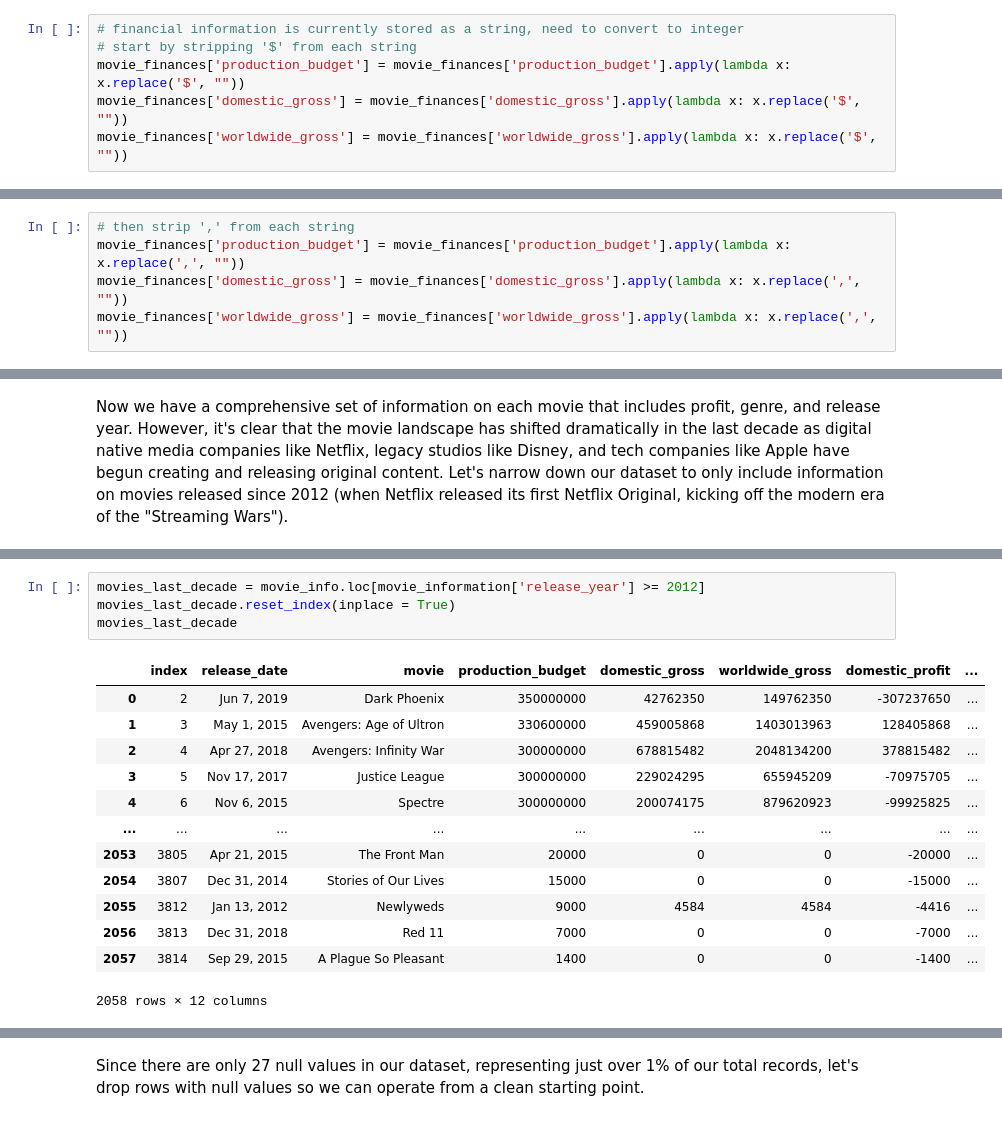
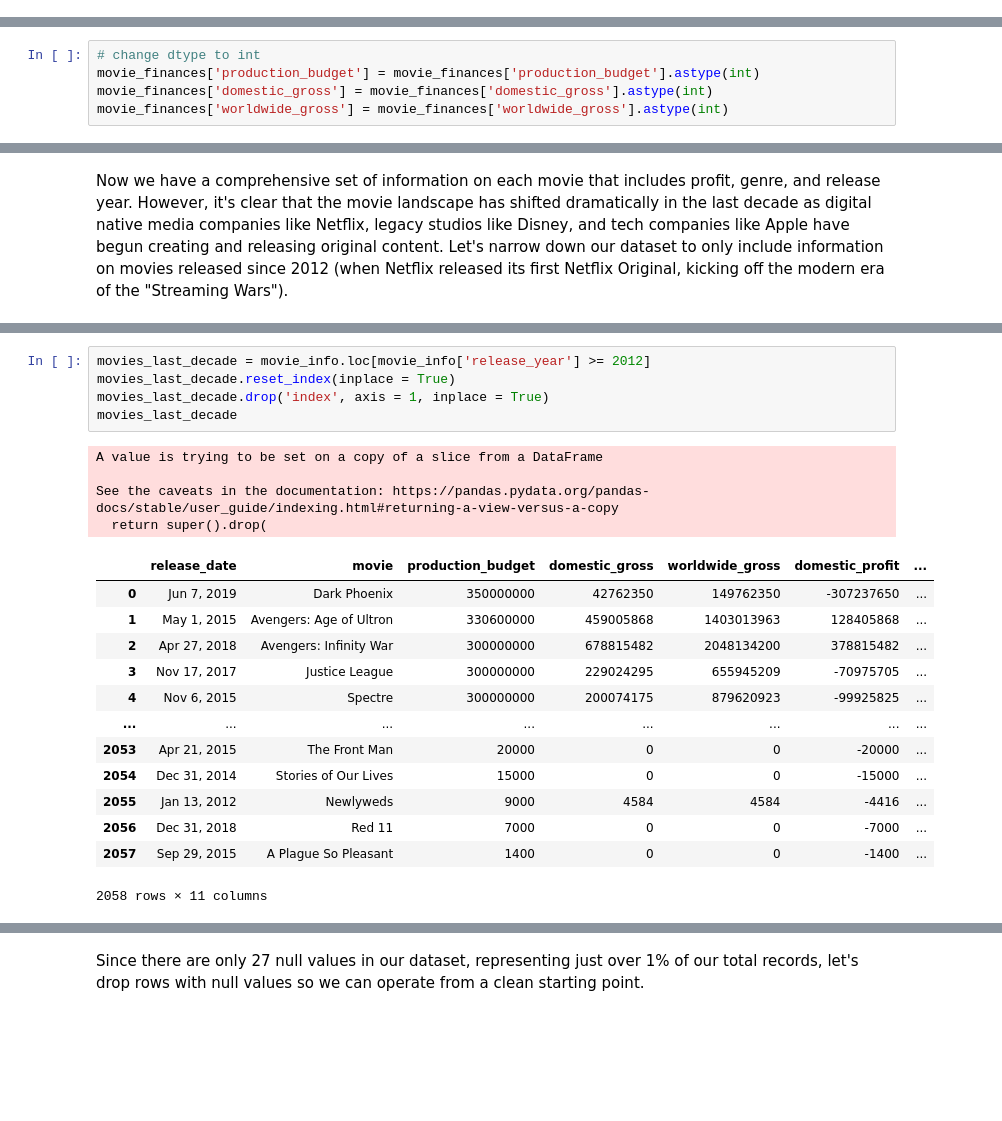
Before and after one commit to emgerber88/Microsoft-Movie-Recommendations, a Jupyter notebook: Phase_1_Project_Scratch_Work.ipynb, the cells around one changed output, grey strips where cells are left out. Drawn from its saved outputs; the diff is of its cells as text; blank space fills up the shorter version.

```diff
--- a/Phase_1_Project_Scratch_Work.ipynb
+++ b/Phase_1_Project_Scratch_Work.ipynb
@@ -38,9 +58,3 @@ worldwide_gross      object
 dtype: object
 # %% [markdown]
 Right now, our financial data is stored as objects, which means we won't be able to perform mathematical operations on them. We'll need to fix that in order to proceed.
-# %%
-# financial information is currently stored as a string, need to convert to integer
-# start by stripping '$' from each string
-movie_finances['production_budget'] = movie_finances['production_budget'].apply(lambda x: x.replace('$', ""))
-movie_finances['domestic_gross'] = movie_finances['domestic_gross'].apply(lambda x: x.replace('$', ""))
-movie_finances['worldwide_gross'] = movie_finances['worldwide_gross'].apply(lambda x: x.replace('$', ""))
@@ -47,5 +90,5 @@ movie_finances['worldwide_gross'] = movie_finances['worldwide_gross'].apply(lamb
 # %%
-# then strip ',' from each string
-movie_finances['production_budget'] = movie_finances['production_budget'].apply(lambda x: x.replace(',', ""))
-movie_finances['domestic_gross'] = movie_finances['domestic_gross'].apply(lambda x: x.replace(',', ""))
-movie_finances['worldwide_gross'] = movie_finances['worldwide_gross'].apply(lambda x: x.replace(',', ""))
+# change dtype to int
+movie_finances['production_budget'] = movie_finances['production_budget'].astype(int)
+movie_finances['domestic_gross'] = movie_finances['domestic_gross'].astype(int)
+movie_finances['worldwide_gross'] = movie_finances['worldwide_gross'].astype(int)
@@ -143,21 +166,26 @@ movie_info
 # %%
-movies_last_decade = movie_info.loc[movie_information['release_year'] >= 2012]
+movies_last_decade = movie_info.loc[movie_info['release_year'] >= 2012]
 movies_last_decade.reset_index(inplace = True)
+movies_last_decade.drop('index', axis = 1, inplace = True)
 movies_last_decade
 # %% [output]
+A value is trying to be set on a copy of a slice from a DataFrame
+
+See the caveats in the documentation: https://pandas.pydata.org/pandas-docs/stable/user_guide/indexing.html#returning-a-view-versus-a-copy
+  return super().drop(
-|  | index | release_date | movie | production_budget | domestic_gross | worldwide_gross | domestic_profit | ... |
-| 0 | 2 | Jun 7, 2019 | Dark Phoenix | 350000000 | 42762350 | 149762350 | -307237650 | ... |
-| 1 | 3 | May 1, 2015 | Avengers: Age of Ultron | 330600000 | 459005868 | 1403013963 | 128405868 | ... |
-| 2 | 4 | Apr 27, 2018 | Avengers: Infinity War | 300000000 | 678815482 | 2048134200 | 378815482 | ... |
-| 3 | 5 | Nov 17, 2017 | Justice League | 300000000 | 229024295 | 655945209 | -70975705 | ... |
-| 4 | 6 | Nov 6, 2015 | Spectre | 300000000 | 200074175 | 879620923 | -99925825 | ... |
-| ... | ... | ... | ... | ... | ... | ... | ... | ... |
-| 2053 | 3805 | Apr 21, 2015 | The Front Man | 20000 | 0 | 0 | -20000 | ... |
-| 2054 | 3807 | Dec 31, 2014 | Stories of Our Lives | 15000 | 0 | 0 | -15000 | ... |
-| 2055 | 3812 | Jan 13, 2012 | Newlyweds | 9000 | 4584 | 4584 | -4416 | ... |
-| 2056 | 3813 | Dec 31, 2018 | Red 11 | 7000 | 0 | 0 | -7000 | ... |
-| 2057 | 3814 | Sep 29, 2015 | A Plague So Pleasant | 1400 | 0 | 0 | -1400 | ... |
+|  | release_date | movie | production_budget | domestic_gross | worldwide_gross | domestic_profit | ... |
+| 0 | Jun 7, 2019 | Dark Phoenix | 350000000 | 42762350 | 149762350 | -307237650 | ... |
+| 1 | May 1, 2015 | Avengers: Age of Ultron | 330600000 | 459005868 | 1403013963 | 128405868 | ... |
+| 2 | Apr 27, 2018 | Avengers: Infinity War | 300000000 | 678815482 | 2048134200 | 378815482 | ... |
+| 3 | Nov 17, 2017 | Justice League | 300000000 | 229024295 | 655945209 | -70975705 | ... |
+| 4 | Nov 6, 2015 | Spectre | 300000000 | 200074175 | 879620923 | -99925825 | ... |
+| ... | ... | ... | ... | ... | ... | ... | ... |
+| 2053 | Apr 21, 2015 | The Front Man | 20000 | 0 | 0 | -20000 | ... |
+| 2054 | Dec 31, 2014 | Stories of Our Lives | 15000 | 0 | 0 | -15000 | ... |
+| 2055 | Jan 13, 2012 | Newlyweds | 9000 | 4584 | 4584 | -4416 | ... |
+| 2056 | Dec 31, 2018 | Red 11 | 7000 | 0 | 0 | -7000 | ... |
+| 2057 | Sep 29, 2015 | A Plague So Pleasant | 1400 | 0 | 0 | -1400 | ... |
-2058 rows × 12 columns
+2058 rows × 11 columns
 # %%
 movies_last_decade.isna().sum()
 # %% [output]
```
Also changed, not shown: parts of 84 cells of this notebook.
